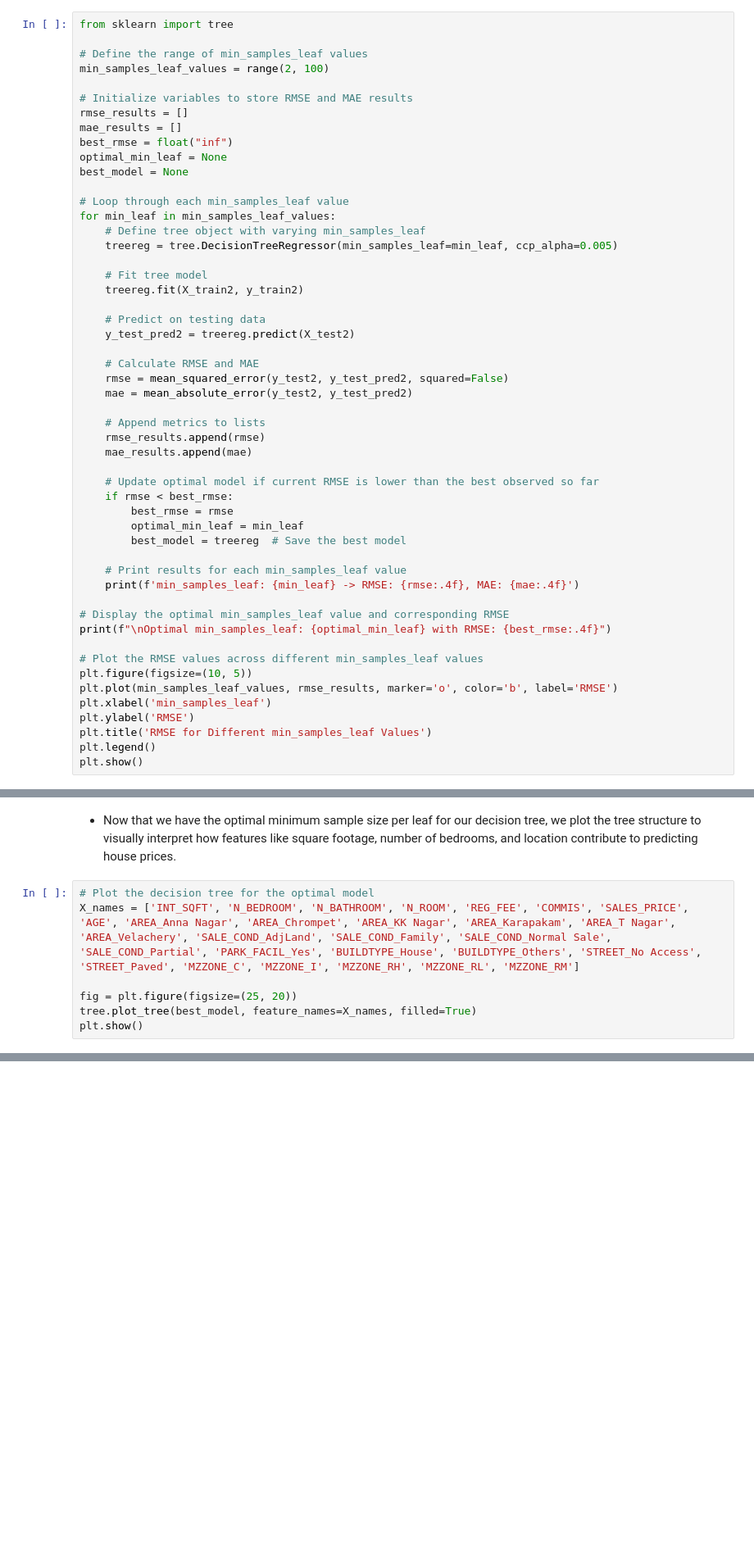
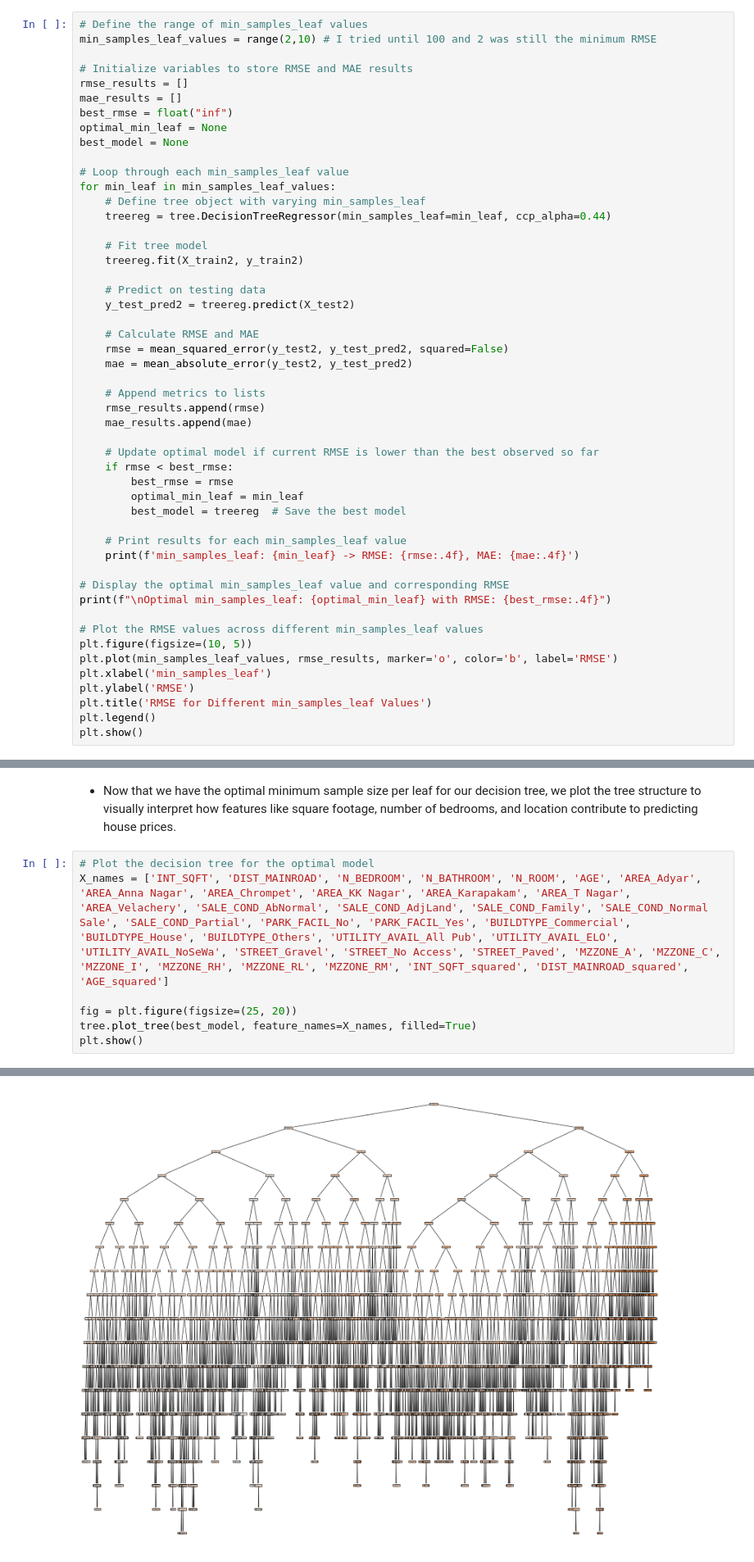
Before and after one commit to JoseEliasDuranRoa/Prediction-Models-for-Housing-Prices-in-Chennai, a Jupyter notebook: ProblemSet1_DuránRoa_JoséElías.ipynb, the cells around one changed output, grey strips where cells are left out. Shown at 82% size. Saved outputs shown, nothing was run; the diff lists cells and outputs as text.

```diff
--- a/ProblemSet1_DuránRoa_JoséElías.ipynb
+++ b/ProblemSet1_DuránRoa_JoséElías.ipynb
@@ -526,8 +551,6 @@ X_train2, X_test2, y_train2, y_test2 = train_test_split(X2, y2, test_size=0.2, r
 # %%
-from sklearn import tree
-
 # Define the range of min_samples_leaf values
-min_samples_leaf_values = range(2, 100)
+min_samples_leaf_values = range(2,10) # I tried until 100 and 2 was still the minimum RMSE
 
 # Initialize variables to store RMSE and MAE results
 rmse_results = []
@@ -539,7 +562,7 @@ best_model = None
 # Loop through each min_samples_leaf value
 for min_leaf in min_samples_leaf_values:
     # Define tree object with varying min_samples_leaf
-    treereg = tree.DecisionTreeRegressor(min_samples_leaf=min_leaf, ccp_alpha=0.005)
+    treereg = tree.DecisionTreeRegressor(min_samples_leaf=min_leaf, ccp_alpha=0.44)
 
     # Fit tree model
     treereg.fit(X_train2, y_train2)
@@ -603,7 +614,7 @@ Optimal min_samples_leaf: 2 with RMSE: 586454.6433
 * Now that we have the optimal minimum sample size per leaf for our decision tree, we plot the tree structure to visually interpret how features like square footage, number of bedrooms, and location contribute to predicting house prices.
 # %%
 # Plot the decision tree for the optimal model
-X_names = ['INT_SQFT', 'N_BEDROOM', 'N_BATHROOM', 'N_ROOM', 'REG_FEE', 'COMMIS', 'SALES_PRICE', 'AGE', 'AREA_Anna Nagar', 'AREA_Chrompet', 'AREA_KK Nagar', 'AREA_Karapakam', 'AREA_T Nagar', 'AREA_Velachery', 'SALE_COND_AdjLand', 'SALE_COND_Family', 'SALE_COND_Normal Sale', 'SALE_COND_Partial', 'PARK_FACIL_Yes', 'BUILDTYPE_House', 'BUILDTYPE_Others', 'STREET_No Access', 'STREET_Paved', 'MZZONE_C', 'MZZONE_I', 'MZZONE_RH', 'MZZONE_RL', 'MZZONE_RM']
+X_names = ['INT_SQFT', 'DIST_MAINROAD', 'N_BEDROOM', 'N_BATHROOM', 'N_ROOM', 'AGE', 'AREA_Adyar', 'AREA_Anna Nagar', 'AREA_Chrompet', 'AREA_KK Nagar', 'AREA_Karapakam', 'AREA_T Nagar', 'AREA_Velachery', 'SALE_COND_AbNormal', 'SALE_COND_AdjLand', 'SALE_COND_Family', 'SALE_COND_Normal Sale', 'SALE_COND_Partial', 'PARK_FACIL_No', 'PARK_FACIL_Yes', 'BUILDTYPE_Commercial', 'BUILDTYPE_House', 'BUILDTYPE_Others', 'UTILITY_AVAIL_All Pub', 'UTILITY_AVAIL_ELO', 'UTILITY_AVAIL_NoSeWa', 'STREET_Gravel', 'STREET_No Access', 'STREET_Paved', 'MZZONE_A', 'MZZONE_C', 'MZZONE_I', 'MZZONE_RH', 'MZZONE_RL', 'MZZONE_RM', 'INT_SQFT_squared', 'DIST_MAINROAD_squared', 'AGE_squared']
 
 fig = plt.figure(figsize=(25, 20))
 tree.plot_tree(best_model, feature_names=X_names, filled=True)
@@ -613,4 +623,4 @@ IndexError: list index out of range
-[figure, old version]
+[figure, new version]
 # %% [markdown]
 * Is intuitive to develop a regression tree with a heavy set of dummies? How this ffects interpretability and utility of results?
 # %%
```
Also changed, not shown: parts of 17 cells of this notebook.
